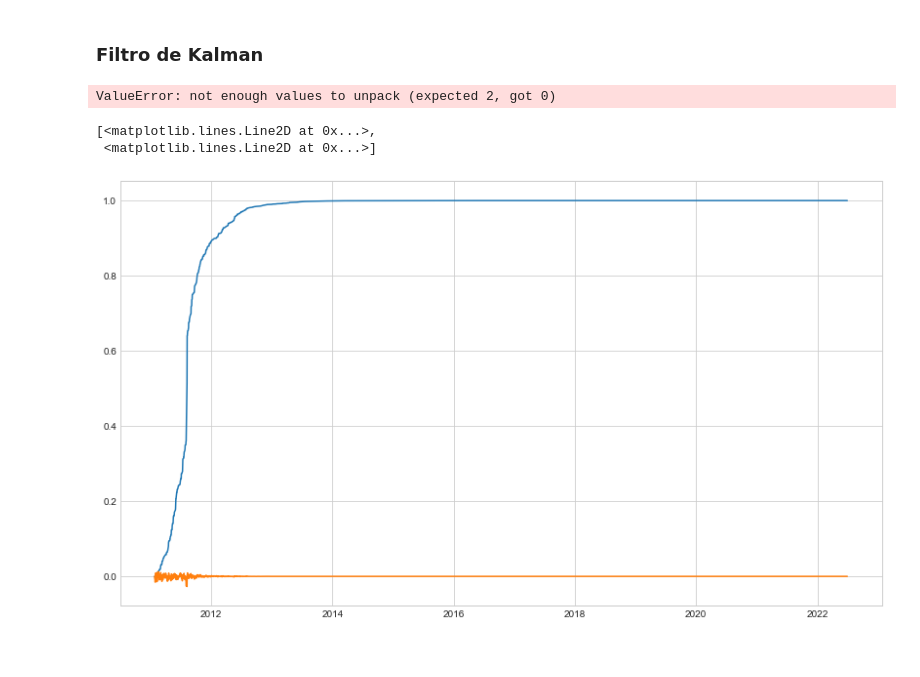
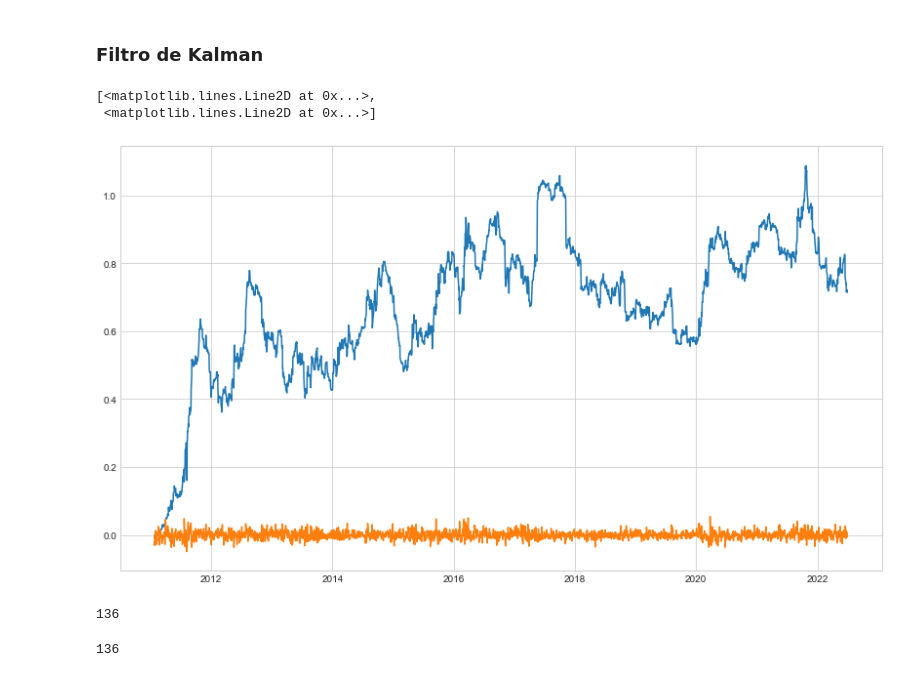
Before and after one commit to Jhonattanln/Kalman_filter, a Jupyter notebook: Notebooks/Kalman_filter.ipynb, the cells around one changed output. Saved outputs shown, nothing was run; the diff lists cells and outputs as text; code cells hidden in the pictures.

```diff
--- a/Notebooks/Kalman_filter.ipynb
+++ b/Notebooks/Kalman_filter.ipynb
@@ -69,18 +69,13 @@ kalman = KalmanFilter(initial_state_mean=[0,0],
                         observation_matrices=obs_mat
                         )
 # %%
-state_means = {}
-state_cov = {}
+state_means = []
 for i in matrix.columns:
-    state_means[i], state_cov[i] = kalman.filter(matrix[i].values)[0]
+    state_means.append(kalman.filter(matrix[i].values)[0])
-# %% [output]
-ValueError: not enough values to unpack (expected 2, got 0)
-# %%
-state_means, state_cov = kalman.filter(matrix['Ibovespa'].values)
 # %%
 plt.figure(figsize = (14,8))
-plt.plot(df_pct.index, state_means, label = "Coeficiente")
+plt.plot(df_pct.index, state_means[0], label = "Coeficiente")
 # %% [output]
 [<matplotlib.lines.Line2D at 0x...>,
  <matplotlib.lines.Line2D at 0x...>]
-[figure, old version]
+[figure, new version]
@@ -88,0 +82,8 @@ teste = pd.DataFrame(state_means)
+# %%
+len(state_means)
+# %% [output]
+136
+# %%
+len(matrix.columns)
+# %% [output]
+136
```
Also changed, not shown: parts of 1 cell of this notebook.
